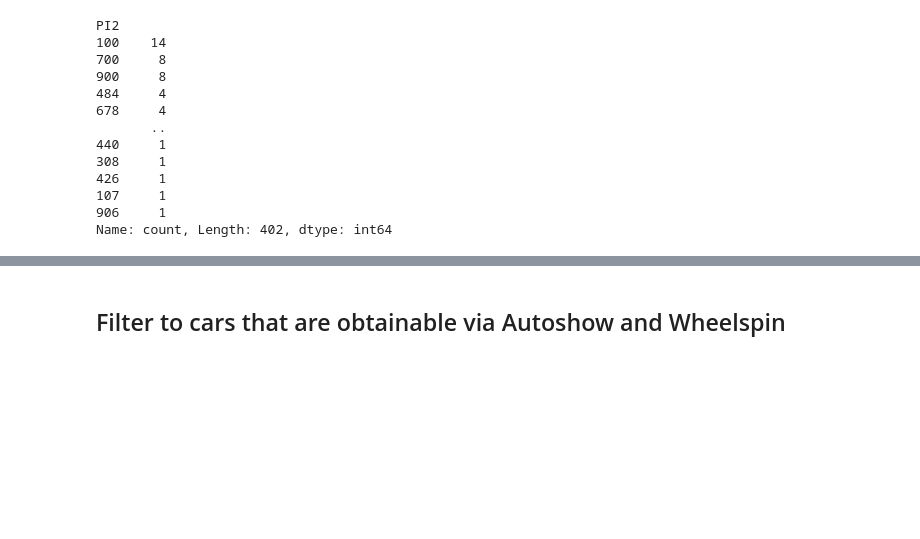
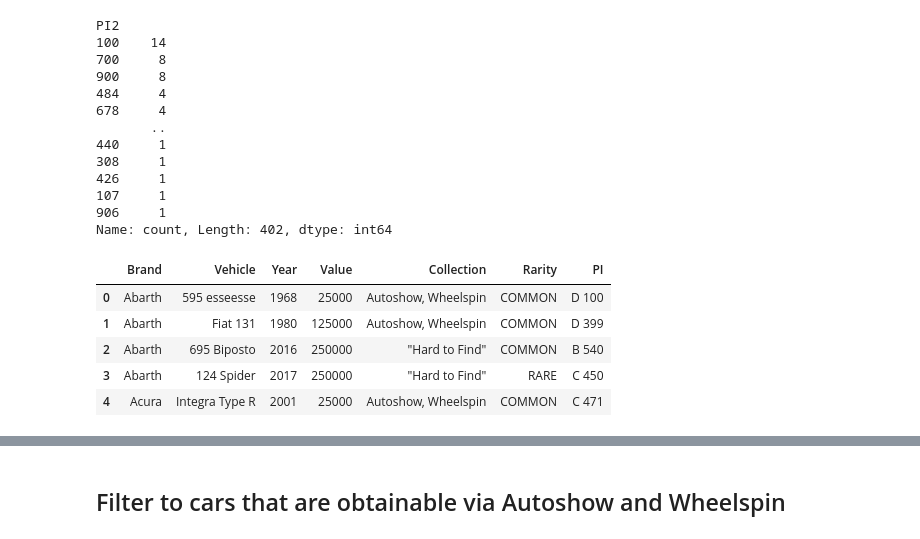
Before and after one commit to iaspidem/fh-cars-list, a Jupyter notebook: fh6-process.ipynb, the cells around one changed output, grey strips where cells are left out. Cells and saved outputs as stored; diff of their text form; code cells hidden in the pictures; blank space fills up the shorter version.

```diff
--- a/fh6-process.ipynb
+++ b/fh6-process.ipynb
@@ -332,3 +332,14 @@ PI2
 107     1
 906     1
 Name: count, Length: 402, dtype: int64
+# %%
+df_lite["PI"] = df_lite["PI1"] + " " + df_lite["PI2"]
+df_lite = df_lite.drop(["PI1", "PI2"], axis="columns")
+df_lite.head()
+# %% [output]
+|  | Brand | Vehicle | Year | Value | Collection | Rarity | PI |
+| 0 | Abarth | 595 esseesse | 1968 | 25000 | Autoshow, Wheelspin | COMMON | D 100 |
+| 1 | Abarth | Fiat 131 | 1980 | 125000 | Autoshow, Wheelspin | COMMON | D 399 |
+| 2 | Abarth | 695 Biposto | 2016 | 250000 | "Hard to Find" | COMMON | B 540 |
+| 3 | Abarth | 124 Spider | 2017 | 250000 | "Hard to Find" | RARE | C 450 |
+| 4 | Acura | Integra Type R | 2001 | 25000 | Autoshow, Wheelspin | COMMON | C 471 |
```
Also changed, not shown: parts of 25 cells of this notebook, 2 other files.
